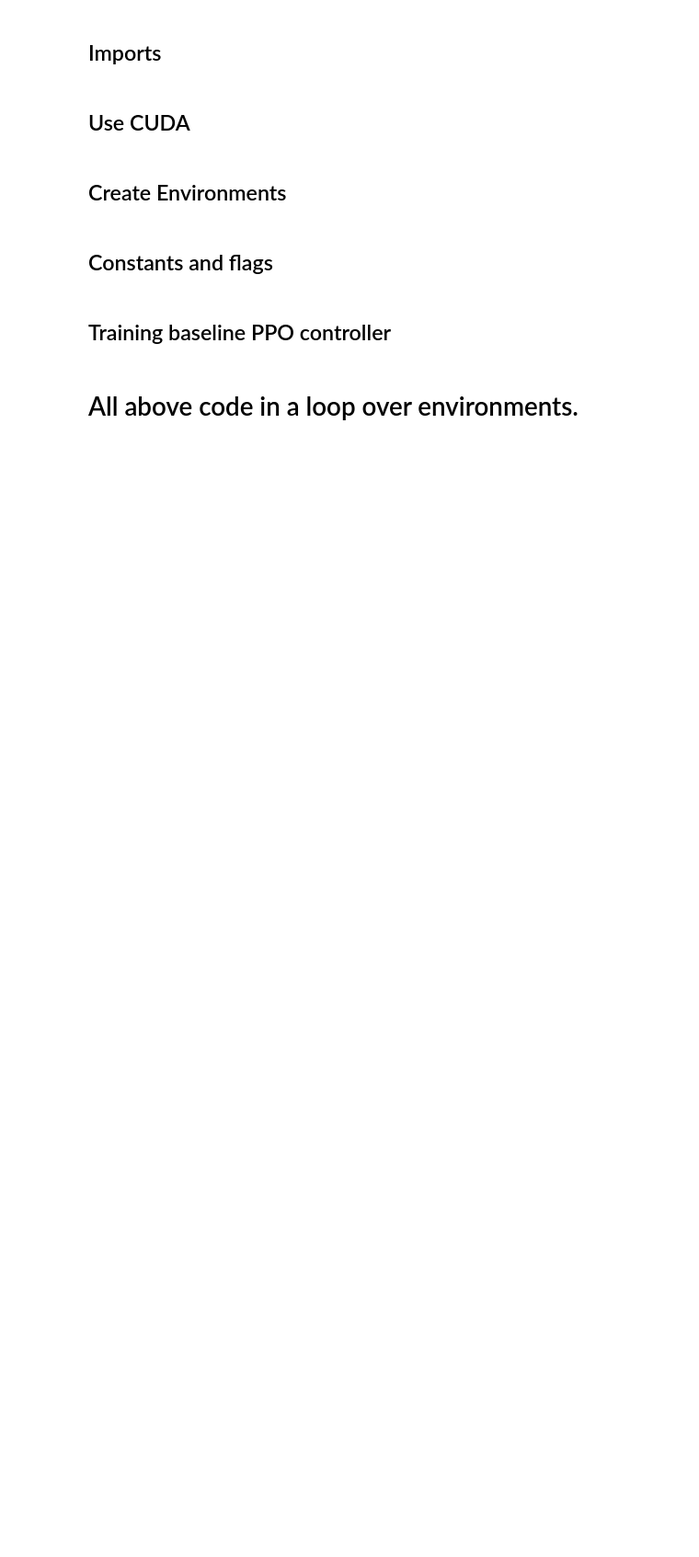
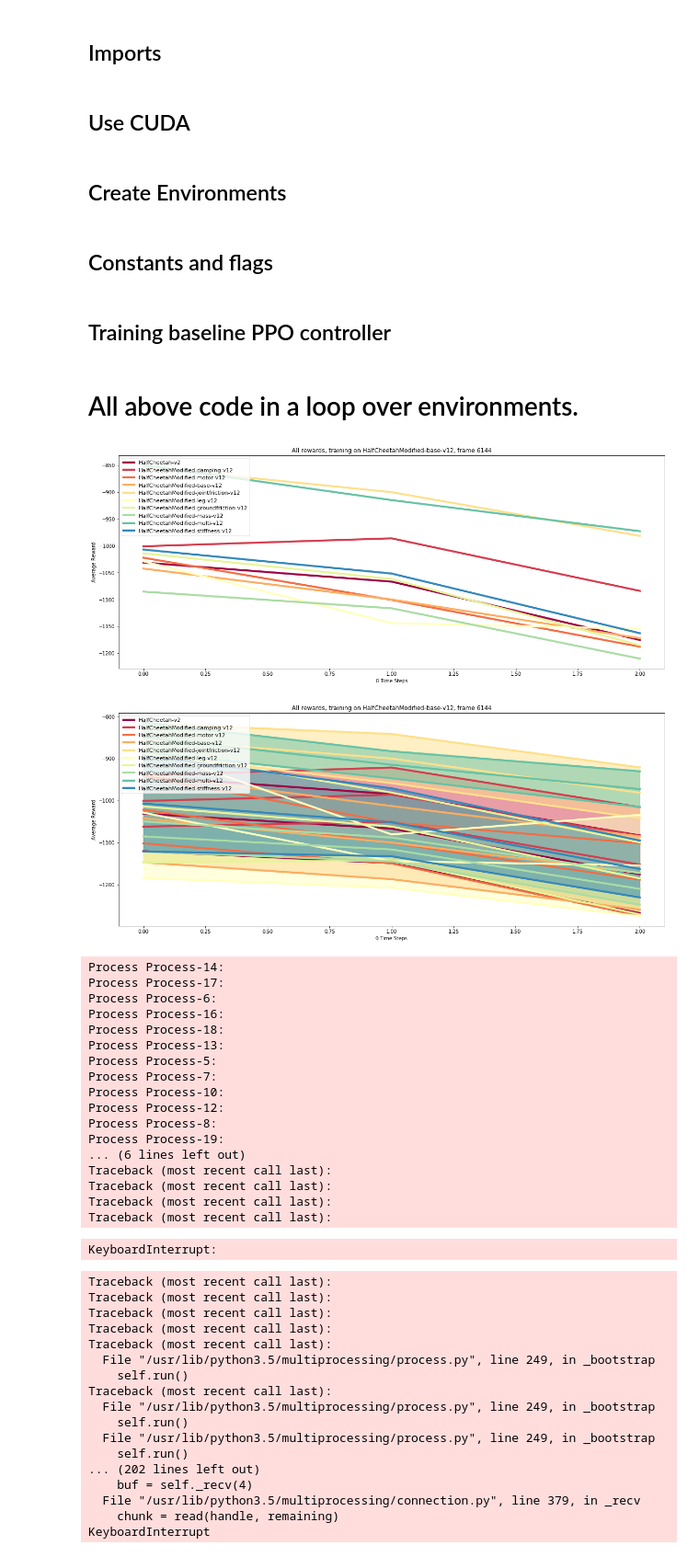
Before and after one commit to anthonysimeonov/276C-final, a Jupyter notebook: final/baseline_controller.ipynb, the cells around one changed output. Shown at 92% size. Drawn from its saved outputs; the diff is of its cells as text; code cells hidden in the pictures; blank space fills up the shorter version.

Commit message:
plotting xlabel bug, trying half cheetah baseline

```diff
--- a/final/baseline_controller.ipynb
+++ b/final/baseline_controller.ipynb
@@ -123,7 +123,7 @@ lr               = 3e-4
 num_steps        = 2048
 mini_batch_size  = 64
 ppo_epochs       = 10
-threshold_reward = 1500
+threshold_reward = 1600
 
 #PPO object
 ppo_baseline = PPO(num_inputs,
@@ -132,10 +132,10 @@ ppo_baseline = PPO(num_inputs,
                    num_steps=num_steps,
                    threshold_reward=threshold_reward)
 # %%
-max_frames = 30000
+max_frames = 1000000
 test_avg_rewards = []
 test_stds = []
-test_itrs = 20
+test_itrs = 10
 save_interval = 5 #How often to save weights and figures
 # %%
 state = envs.reset()
@@ -354,7 +354,7 @@ for env_name in test_env_names:
                        num_outputs,
                        hidden_size=hidden_size,
                        num_steps=num_steps,
-                       theshold_reward=threshold_reward
+                       threshold_reward=threshold_reward
                       )
 
 
@@ -388,33 +388,71 @@ for env_name in test_env_names:
         returns = ppo_baseline.compute_gae(next_value, rewards, masks, values)
 
         #update policy
         ppo_baseline.ppo_update(ppo_epochs, mini_batch_size, states, actions, log_probs, returns, values)
 
         #plot
         avg_rew = []
         std = []
 
         #Environment testing and data logging
         #***************************************************************************************
         for env in tests.envs:
             env_rewards = ([tests.test_env(env, ppo_baseline.model) for _ in range(test_itrs)])
             avg_rew.append(np.mean(env_rewards))
             std.append(np.std(env_rewards))
 
         test_avg_rewards.append(avg_rew)
         test_stds.append(std)
 
         if avg_rew[training_env_index] > threshold_reward and EARLY_STOPPING: #avg_rew[0] is testing on the non edited environment
-            tests.plot(ppo_baseline.frame_idx, test_avg_rewards, test_stds, which_plts, 1)
+            tests.plot(ppo_baseline.frame_idx, test_avg_rewards, test_stds, which_plts, num_steps, 1)
             early_stop = True
         else:
             if ppo_updates and ppo_updates % save_interval == 0:
                 ppo_baseline.save_weights(baseline_dir + env_name + '_weights' + str(ppo_updates/save_interval))
-                tests.plot(ppo_baseline.frame_idx, test_avg_rewards, test_stds, which_plts, 1, str(ppo_updates/save_interval))
+                tests.plot(ppo_baseline.frame_idx, test_avg_rewards, test_stds, which_plts, num_steps, 1, str(ppo_updates/save_interval))
             else:
-                tests.plot(ppo_baseline.frame_idx, test_avg_rewards, test_stds, which_plts, 0)
+                tests.plot(ppo_baseline.frame_idx, test_avg_rewards, test_stds, which_plts, num_steps, 0)
 
         ppo_updates = ppo_updates + 1 #Loop counter
         #***************************************************************************************
 
     ppo_baseline.save_weights(baseline_dir + env_name + '_endweights')
+# %% [output]
+[figure, added]
+[figure, added]
+Process Process-14:
+Process Process-17:
+Process Process-6:
+Process Process-16:
+Process Process-18:
+Process Process-13:
+Process Process-5:
+Process Process-7:
+Process Process-10:
+Process Process-12:
+Process Process-8:
+Process Process-19:
+... (6 lines left out)
+Traceback (most recent call last):
+Traceback (most recent call last):
+Traceback (most recent call last):
+Traceback (most recent call last):
+KeyboardInterrupt:
+Traceback (most recent call last):
+Traceback (most recent call last):
+Traceback (most recent call last):
+Traceback (most recent call last):
+Traceback (most recent call last):
+  File "/usr/lib/python3.5/multiprocessing/process.py", line 249, in _bootstrap
+    self.run()
+Traceback (most recent call last):
+  File "/usr/lib/python3.5/multiprocessing/process.py", line 249, in _bootstrap
+    self.run()
+  File "/usr/lib/python3.5/multiprocessing/process.py", line 249, in _bootstrap
+    self.run()
+... (202 lines left out)
+    buf = self._recv(4)
+  File "/usr/lib/python3.5/multiprocessing/connection.py", line 379, in _recv
+    chunk = read(handle, remaining)
+KeyboardInterrupt
```
Also changed, not shown: 29 other files.
